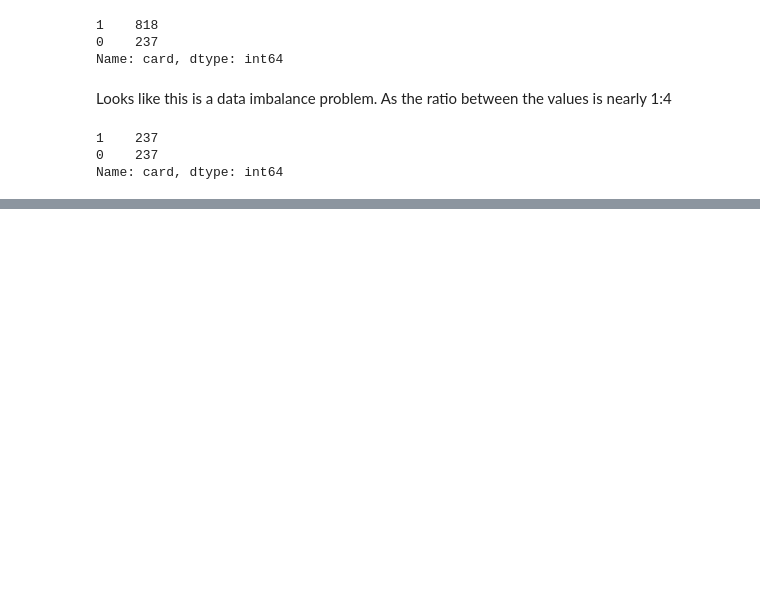
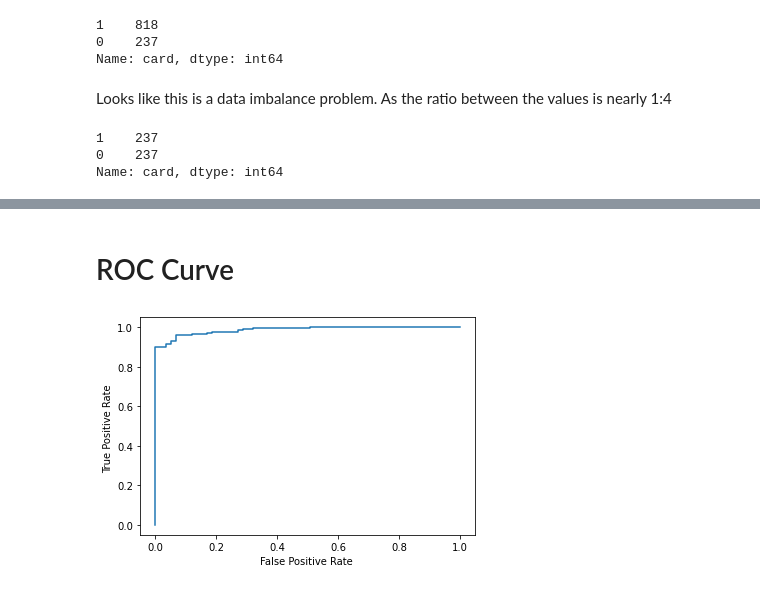
Before and after one commit to riteshnaik77/Assignments, a Jupyter notebook: 3)Logistic Regression/Code to submit/9) Log Reg- Credit Card.ipynb, the cells around one changed output, grey strips where cells are left out. Cells and saved outputs as stored; diff of their text form; code cells hidden in the pictures; blank space fills up the shorter version.

```diff
--- a/3)Logistic Regression/Code to submit/9) Log Reg- Credit Card.ipynb
+++ b/3)Logistic Regression/Code to submit/9) Log Reg- Credit Card.ipynb
@@ -265,0 +285,14 @@ results
+# %% [markdown]
+# ROC Curve
+# %%
+log_roc_auc=roc_auc_score(y_test, y_pred)
+# %%
+fpr, tpr, threshold = roc_curve(y_test, classifier.predict_proba(X_test)[:,1])
+# %%
+plt.figure()
+plt.plot(fpr,tpr,label="Logistic Model" %log_roc_auc)
+plt.xlabel("False Positive Rate ")
+plt.ylabel("True Positive Rate ")
+plt.show()
+# %% [output]
+[figure, added]
```
Also changed, not shown: parts of 4 cells of this notebook, 1 other file.
